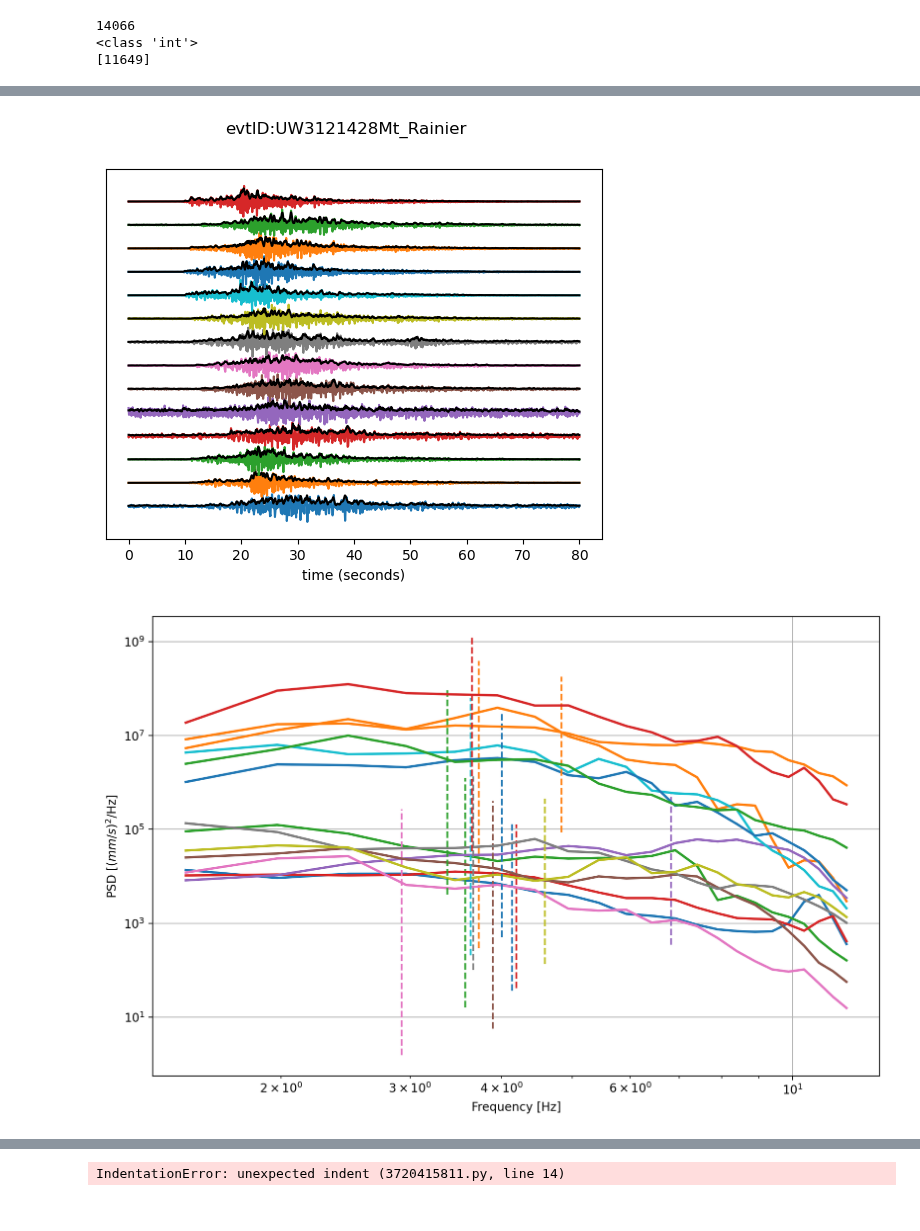
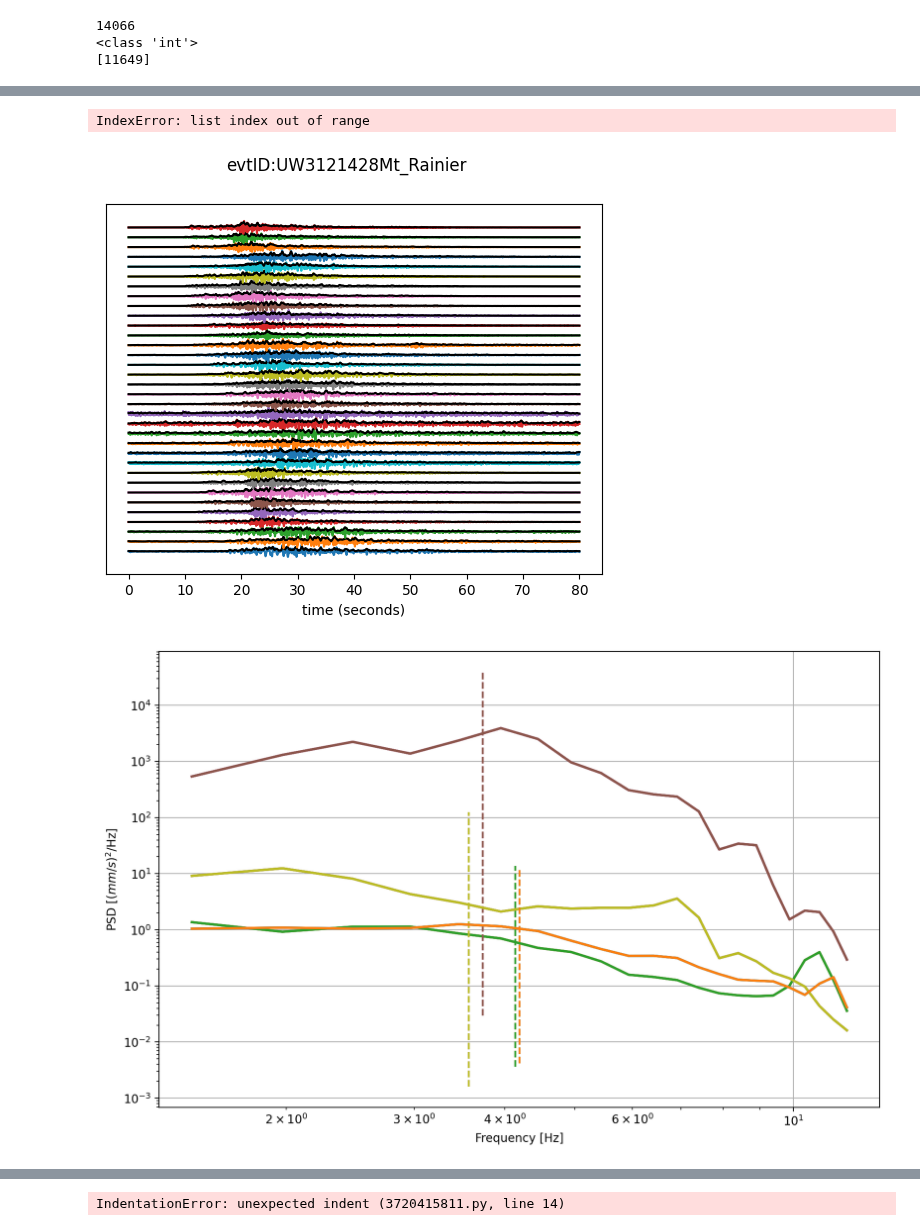
Before and after one commit to Denolle-Lab/surface_events, a Jupyter notebook: src/test_fullstack_per_event.ipynb, the cells around one changed output, grey strips where cells are left out. Saved outputs shown, nothing was run; the diff lists cells and outputs as text; code cells hidden in the pictures.

```diff
--- a/src/test_fullstack_per_event.ipynb
+++ b/src/test_fullstack_per_event.ipynb
@@ -74,7 +76,7 @@ t_after = 120 #number of seconds after pick time
 t_before_raw = 1200 #number of seconds before pick time before removing instrumental response
 t_after_raw = 1200 #number of seconds after pick time before removing instrumental response
 fs = 40 #sampling rate that all waveforms are resampled to
-window = 80 #window length of the signal
+window = 150 #window length of the signal (this will help with phase picking with EqT next)
 pr = 98 #percentile
 thr = 5 #SNR threshold
 station_distance_threshold = 25
@@ -107,6 +125,9 @@ mkdir: /Users/marinedenolle/.seisbench/models/v3: No such file or directory
 # %%
 # download models
-pn_ethz_model = sbm.EQTransformer.from_pretrained("ethz")
+eqt = sbm.EQTransformer.from_pretrained('pnw')
+eqt.to(device);
+
+# pn_ethz_model = sbm.EQTransformer.from_pretrained("ethz")
 # pn_instance_model = sbm.EQTransformer.from_pretrained("instance")
 # pn_scedc_model = sbm.EQTransformer.from_pretrained("scedc")
 # pn_stead_model = sbm.EQTransformer.from_pretrained("stead")
@@ -418,7 +432,7 @@ for n in range(11649,11653):
         #Download all waveforms for that event based on stations and times
         bulk = []
         for m in range(0, len(networks)):
-            bulk.append([networks[m], stations[m], '*', '*HZ', otime-t_before_raw, otime+t_after_raw])
+            bulk.append([networks[m], stations[m], '*', '*H*', otime-t_before_raw, otime+t_after_raw])
         st = client2.get_waveforms_bulk(bulk)
 
         #remove unwanted data
@@ -460,6 +474,7 @@ for n in range(11649,11653):
             max_amp_time = np.argmax(noise_window.data)/fs
             print(snr,max_amp_time)
             # signal_window.plot()
+            print(len(signal_window[0].data))
             if snr<thr: # and 100<max_amp_time<200:
                 st.remove(ii)
                 continue
@@ -502,7 +517,6 @@ for n in range(11649,11653):
         continue
 
 
-
 ## Get an approximative measurement of duration taking the highest SNR data
     print(SNR)
     ik=np.argmax(SNR)
@@ -521,8 +535,10 @@ for n in range(11649,11653):
     #         # make plot of spectra
     char_freq, sharp_weight= [],[]
     fig,ax = plt.subplots(1,1,figsize=(11,7), dpi = 200)
-    for i in range(len(stas)):
-        data = st.select(station=stas[i],component="Z")[0].data*100
+    zst = st.select(component="Z")
+    print(zst)
+    for i in range(len(zst)):
+        data = st.select(station=stas[i],component="Z")[0].data #*100
         f,psd=scipy.signal.welch(data,fs=st[0].stats.sampling_rate,nperseg=81,noverlap=4)
         #just get the frequencies within the filter band
         above_low_cut = [f>low_cut]
@@ -565,23 +581,22 @@ for n in range(11649,11653):
 
     ################### PHASE PICKING ####################
 
-    # for i in SNR:
-    #     if SNR[i] > 12:
+    for i in range(len(zst)):
+        stream = evt_data[i]
+        print(stream)
+        print(stream[0])
+        annotations = eqt.annotate(stream)
 
-    #         sts[i] = resample(sts[i],fs)
+        pcount = {"P":0, "S":0}
+        for i in eqt.classify(stream)[0]:
+            print(i)
+            pcount[i.phase] += 1
+        print('--------------'*3)
+        print(f"{pcount['P']} P picks\n{pcount['S']} S picks")
 
-    #         stream = sts[i]
-    #         print(stream)
-    #         stas.append(stream[0].stats.station)
-    #         nets.append(stream[0].stats.network)
+        print(__annotations__)
+        print(annotations[0].data)
 
-
-        # pn_ethz_annotations = pn_ethz_model.annotate(stream)
-        # pn_instance_annotations = pn_instance_model.annotate(stream)
-        # pn_scedc_annotations = pn_scedc_model.annotate(stream)
-        # pn_stead_annotations = pn_stead_model.annotate(stream)
-        # pn_geofon_annotations = pn_geofon_model.annotate(stream)
-        # pn_neic_annotations = pn_neic_model.annotate(stream)
 
 
     plt.show()
@@ -608,2 +623,3 @@ UW.FMW..HHZ    | 2020-04-05T04:42:15.000000Z - 2020-04-05T05:22:14.975000Z | 40.
+IndexError: list index out of range
-[figure, old version]
+[figure, new version]
-[figure, old version]
+[figure, new version]
```
Also changed, not shown: parts of 8 cells of this notebook, 3 other files.
